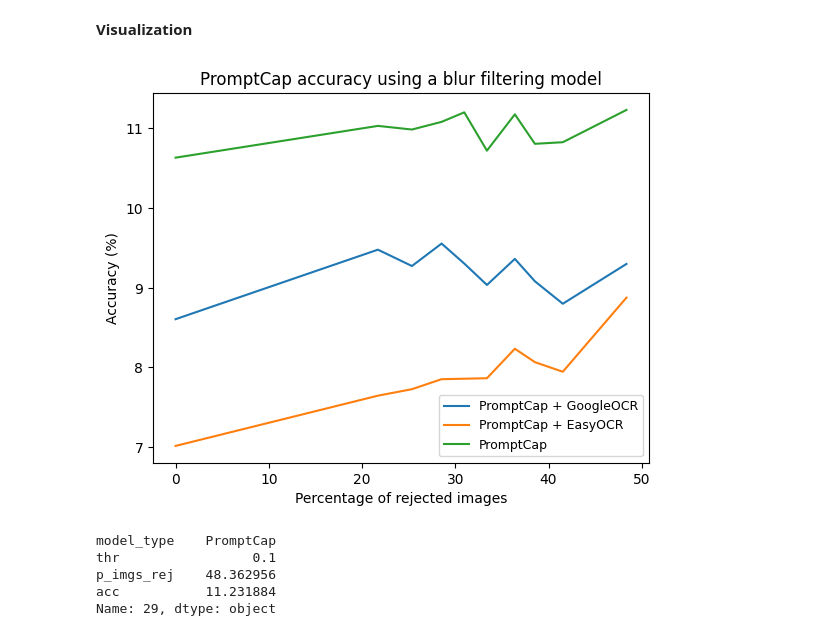
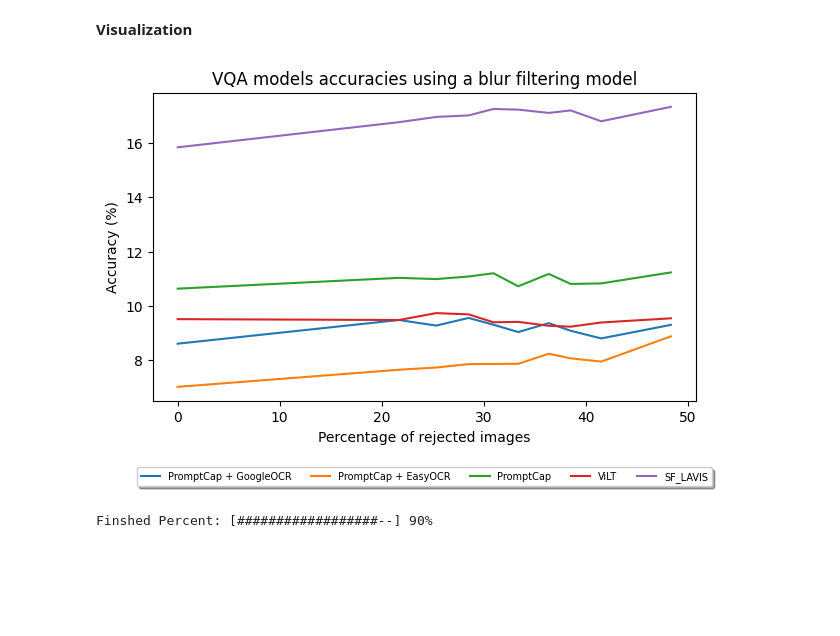
Before and after one commit to arcb01/GED-TFG, a Jupyter notebook: src/vqa_accuracy.ipynb, the cells around one changed output. Cells and saved outputs as stored; diff of their text form; code cells hidden in the pictures; blank space fills up the shorter version.

Commit message:
added extra vqa models

```diff
--- a/src/vqa_accuracy.ipynb
+++ b/src/vqa_accuracy.ipynb
@@ -43,8 +92,0 @@ PromptCap model accuracy evaluated on VizWiz test set
-# %%
-import torch
-from promptcap import PromptCap
-
-model = PromptCap("vqascore/promptcap-coco-vqa")  # also support OFA checkpoints. e.g. "OFA-Sys/ofa-large"
-
-if torch.cuda.is_available():
-    model.cuda()
@@ -170,13 +209,13 @@ def evaluate_acc_promptcap(model_output_data, model_type):
                 ans['answer'] = ans['answer'].replace('\n', ' ').replace('\t', ' ').strip().lower()
             else:
                 ans['answer'] = ' '.join(ans['answer'])
-        resAns = img_info[model_type]
-        if resAns:
+        try:
+            resAns = img_info[model_type]
             resAns = resAns.replace('\n', ' ')
             resAns = resAns.replace('\t', ' ')
             resAns = resAns.strip()
             resAns = resAns.lower()
-        else:
+        except:
             resAns = ''
         gtAcc = []
         gtAnswers = [ans["answer"] for ans in gtanswers]
@@ -207,13 +246,9 @@ def evaluate_acc_promptcap(model_output_data, model_type):
 
     return accQA
 # %%
-model_types = [
-                "HF_OCR_google_answer",
-                "HF_OCR_answer",
-                "HF_NON_OCR_answer"
-                ]
 default_results = []
-for typ in model_types:
+
+for typ in get_model_types(model_output_data):
     res = evaluate_acc_promptcap(model_output_data, typ)
     acc = (sum(res) / len(res)) * 100
     default_results.append((typ, acc))
@@ -329,7 +366,7 @@ rej_rates = np.flip(np.arange(0., 1.1, 0.1), 0)
 # For every rejection rate, compares the default model (rej_rates = 0.0) with
 for rr in rej_rates:
     filtered_data = get_clear_images(model_output_data, (model, device, rr))
-    for typ in model_types:
+    for typ in get_model_types(model_output_data):
         res = evaluate_acc_promptcap(filtered_data, typ)
         p_imgs_rej = percent_imgs_rejected(model_output_data, filtered_data)
         if len(filtered_data) == 0:
@@ -338,7 +375,11 @@ for rr in rej_rates:
             acc = (sum(res) / len(res)) * 100
         blur_results.append((typ, acc))
         #print(f"--> {typ}: {acc:.4f}%")
-        data["model_type"].append(map_type[typ])
+        try:
+            model_type = map_type[typ]
+        except:
+            model_type = typ
+        data["model_type"].append(model_type)
         data["acc"].append(acc)
         data["thr"].append(rr)
         data["p_imgs_rej"].append(p_imgs_rej)
@@ -372,24 +413,41 @@ df.sort_values('p_imgs_rej', ascending=True)
 # %%
 df = df[df["acc"] != 100.]
 
-for typ in list(map_type.values()):
+plt.figure(figsize=(7,4))
+for typ in get_model_types(model_output_data):
+    try:
+        typ = map_type[typ]
+    except:
+        typ = typ
     data = df[df["model_type"] == typ].sort_values('p_imgs_rej')
 
     plt.plot(data["p_imgs_rej"].tolist(),
             data["acc"].tolist(), label=typ)
-    plt.legend(loc=4, fontsize=9)
+    plt.legend(loc='upper center', bbox_to_anchor=(0.5, -0.2),
+          fancybox=True, shadow=True, ncol=5, fontsize=7)
     plt.xlabel("Percentage of rejected images")
     plt.ylabel("Accuracy (%)")
-plt.title("PromptCap accuracy using a blur filtering model")
+plt.title("VQA models accuracies using a blur filtering model")
 plt.show()
 # %% [output]
-[figure, old version]
+[figure, new version]
-# %%
-best_model_acc = df.loc[df['acc'].idxmax()]
-best_model_acc
-# %% [output]
-model_type    PromptCap
-thr                 0.1
-p_imgs_rej    48.362956
-acc           11.231884
-Name: 29, dtype: object
+# %%
+cdata = {"model_type": [],
+                  "acc": [],
+               "acc_w_blur_model": []}
+
+thr = 0.1
+filt_data = get_clear_images(model_output_data, (model, device, thr))
+
+for typ in get_model_types(model_output_data):
+    res = evaluate_acc_promptcap(model_output_data, typ)
+    res_filt = evaluate_acc_promptcap(filt_data, typ)
+    try:
+        model_type = map_type[typ]
+    except:
+        model_type = typ
+    cdata["model_type"].append(model_type)
+    cdata["acc"].append((sum(res) / len(res)) * 100)
+    cdata["acc_w_blur_model"].append((sum(res_filt) / len(res_filt)) * 100)
+# %% [output]
+Finshed Percent: [##################--] 90%
```
Also changed, not shown: parts of 18 cells of this notebook.
